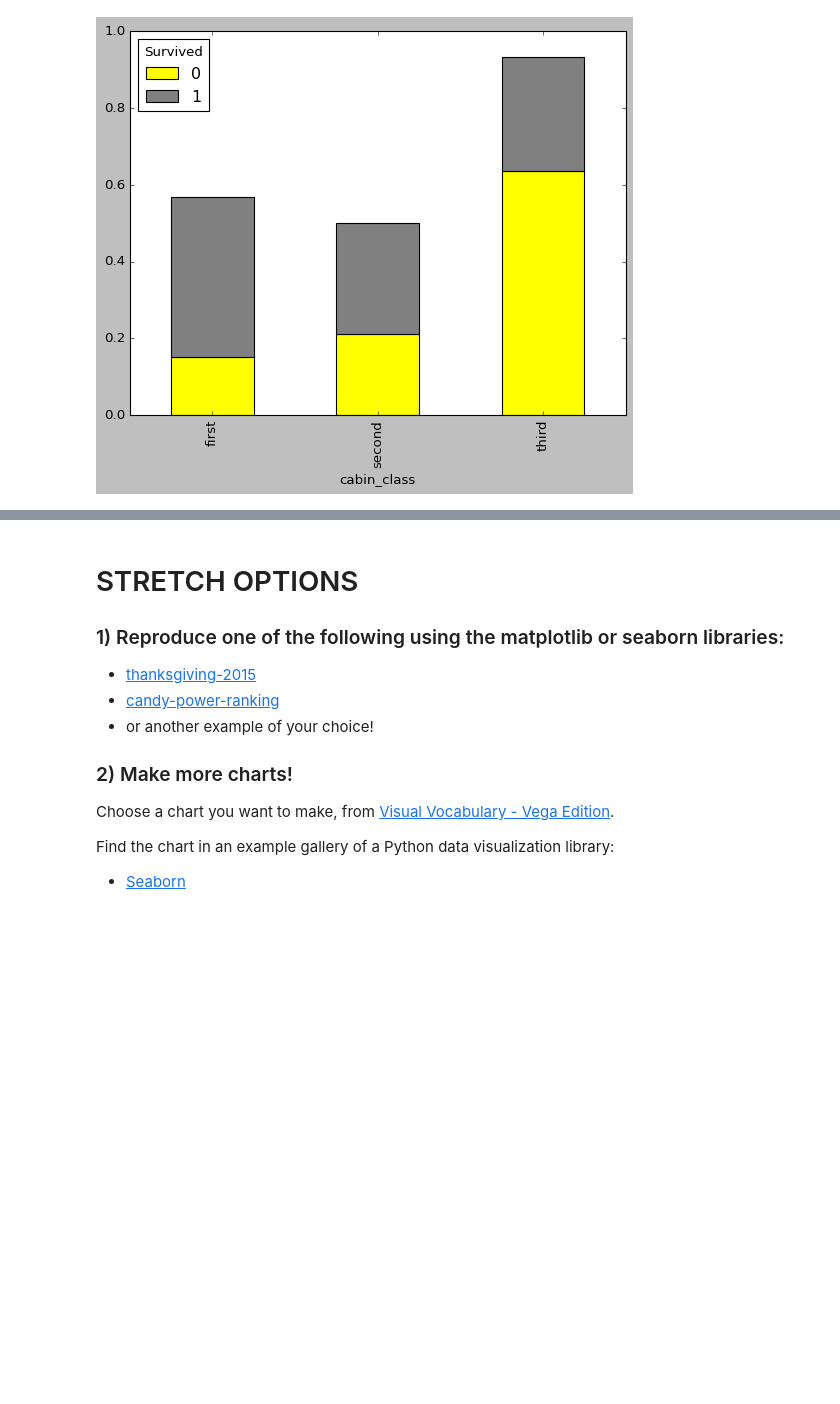
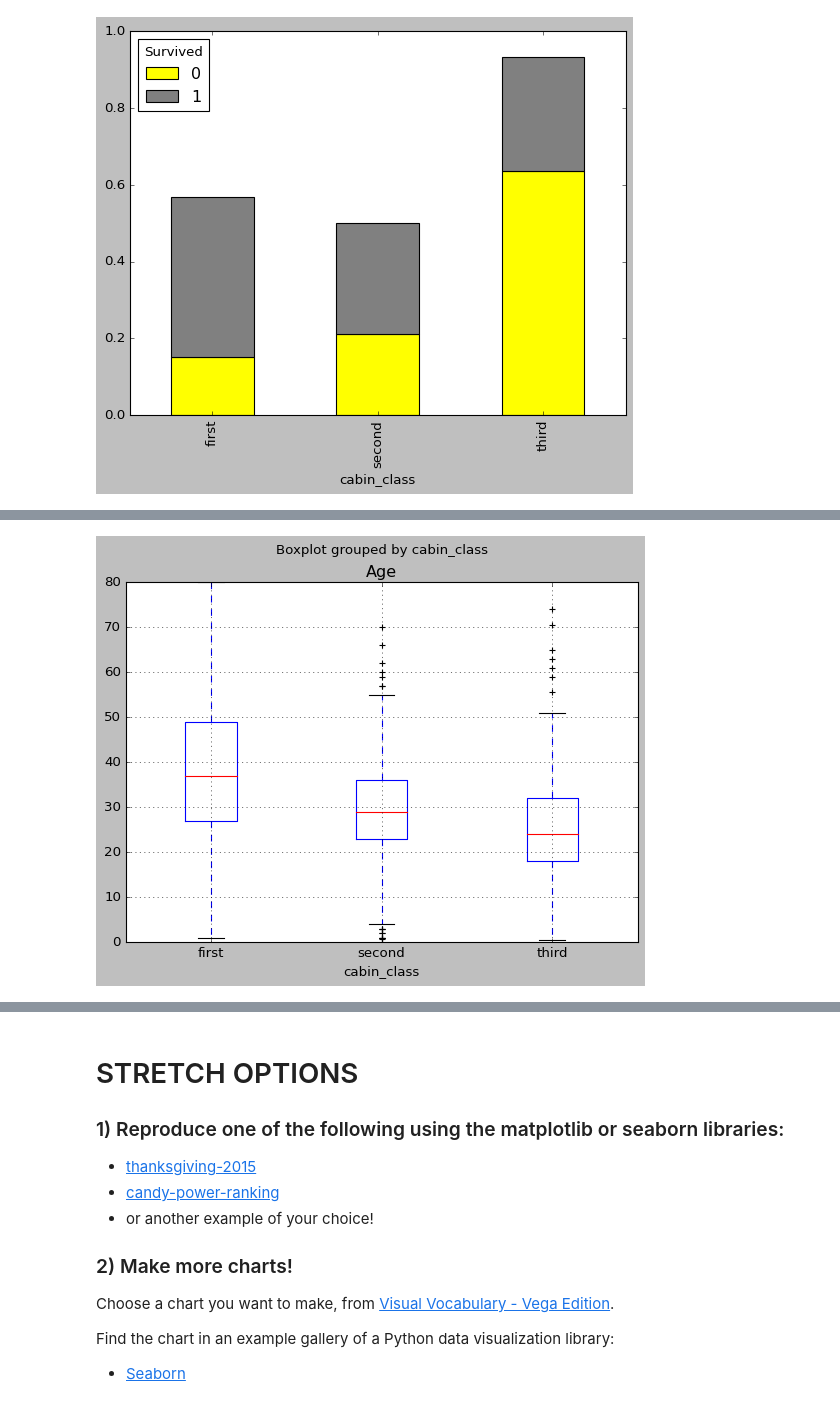
Before and after one commit to ranaharoonkhan/DS-Unit-1-Sprint-1-Data-Wrangling-and-Storytelling, a Jupyter notebook: module4-make-explanatory-visualizations/LS_DS_114_Make_Explanatory_Visualizations_Assignment.ipynb, the cells around one changed output, grey strips where cells are left out. Drawn from its saved outputs; the diff is of its cells as text; code cells hidden in the pictures; blank space fills up the shorter version.

```diff
--- a/module4-make-explanatory-visualizations/LS_DS_114_Make_Explanatory_Visualizations_Assignment.ipynb
+++ b/module4-make-explanatory-visualizations/LS_DS_114_Make_Explanatory_Visualizations_Assignment.ipynb
@@ -133,0 +163,5 @@ cab_death1.plot(kind='bar', stacked=True, color=['yellow', 'gray']);
+# %%
+#using `.boxplot`to breakout continues variable
+titanic.boxplot(column='Age', by='cabin_class');
+# %% [output]
+[figure, added]
```
Also changed, not shown: parts of 10 cells of this notebook.
